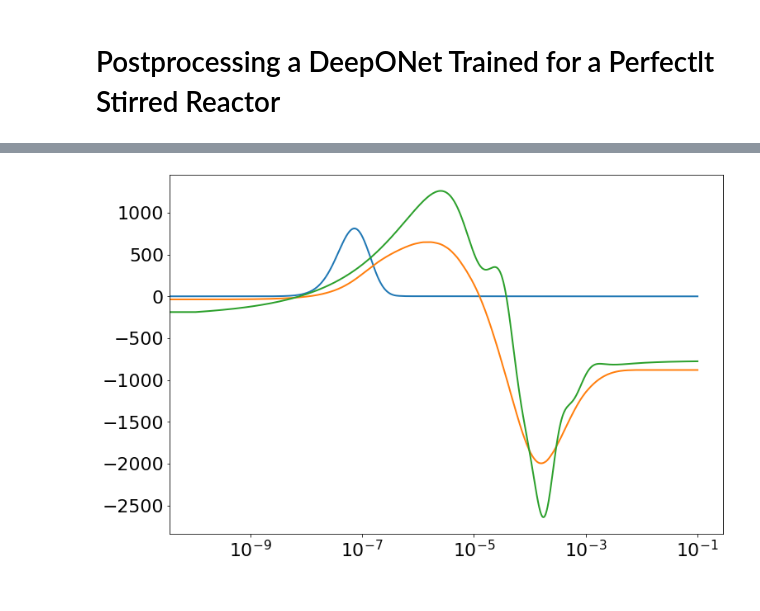
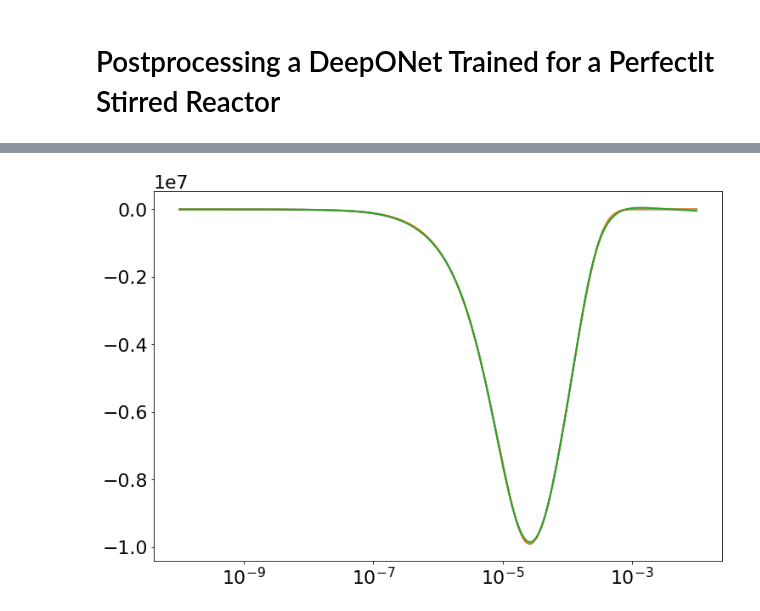
Before and after one commit to simoneventuri/ROMNet_, a Jupyter notebook: scripts/postprocessing/PSReactor/DeepONet/Predict_DeepONet.ipynb, the cells around one changed output, grey strips where cells are left out. Saved outputs shown, nothing was run; the diff lists cells and outputs as text; code cells hidden in the pictures.

```diff
--- a/scripts/postprocessing/PSReactor/DeepONet/Predict_DeepONet.ipynb
+++ b/scripts/postprocessing/PSReactor/DeepONet/Predict_DeepONet.ipynb
@@ -21,14 +21,14 @@ import romnet                             as rmnt
 
 ROMNetFldr    = WORKSPACE_PATH + '/ROMNet/romnet/'
 
-OutputDir     = WORKSPACE_PATH+'/ROMNet/Data/PSR_100Cases/'
-TestDir       = WORKSPACE_PATH+'/ROMNet/Data/PSR_100Cases_Test/'
+OutputDir     = WORKSPACE_PATH+'/ROMNet/Data/PSR_10Cases/'
+TestDir       = WORKSPACE_PATH+'/ROMNet/Data/PSR_10Cases_Test/'
 
-PathToRunFld  = WORKSPACE_PATH + '/ROMNet/PSR_100Cases/DeepONet/Deterministic/Run_1/'
+PathToRunFld  = WORKSPACE_PATH + '/ROMNet/PSR_10Cases/DeepONet/Deterministic/Run_3/'
 #PathToRunFld  = WORKSPACE_PATH + '/ROMNet/PSR_10Cases/DeepONet/MCDropOut/Run_2/'
 #PathToRunFld  = WORKSPACE_PATH + '/ROMNet/PSR_10Cases/DeepONet/BayesByBackprop/Run_1/'
 
-CasesVec      = [99]
+CasesVec      = [0]
 DirDir        = OutputDir #OutputDir #TestDir
 
 NSamples      = 2
@@ -172,7 +172,7 @@ FileName       = DirDir + '/Orig/train/ext/ResidenceTimes.csv'
 Data           = pd.read_csv(FileName, header=None)
 RestValVecTest = np.log10(Data.to_numpy())
 
-iPC = 0
+iPC = 2
 
 
 ax  = []
@@ -209,7 +209,7 @@ for iTest in CasesVec:
 
     if (InputData.ProbApproach == 'Deterministic') or (NSamples == 1):
 
-        yMat_pca = model.predict(InputDataTest[['log10(Rest)','log(t)']])
+        yMat_pca = model.predict(InputDataTest[['log10(Rest)','t']])
         yMat_pre = (yMat_pca.dot(A))
         yMat     = yMat_pre*D[:,0] + C[:,0]
 
@@ -225,7 +225,7 @@ for iTest in CasesVec:
         yMat_sqr     = np.zeros((yMatOrig.shape[0], A.shape[1]))
 
         for iSample in range(NSamples):
-            yMat_pca = model.predict(InputDataTest[['log10(Rest)','log(t)']])
+            yMat_pca = model.predict(InputDataTest[['log10(Rest)','t']])
 
             yMat_pca_sum += yMat_pca
             yMat_pca_sqr += yMat_pca**2
@@ -284,32 +284,32 @@ RestVal =  [-4.] ; y0_pca =  [ 3.59704934e+02 -1.94327434e-02  7.72808702e-04]
 # %%
-Var  = 'CH'
+Var  = 'HH'
 
 PSR  = rmnt.pinn.system.PSR(InputData)
 
 FileName       = DirDir + '/Orig/train/ext/ySource.csv.' + str(iTest+1)
 DataSource     = pd.read_csv(FileName, header=0)
 VarNames_Orig  = list(DataSource.columns)
 VarNames_Orig.remove('t')
 iS_Orig        = VarNames_Orig.index(Var)
 dy_dt_Orig     = DataSource[Var].to_numpy()/D[iS_Orig,0]
 
 
 Rest = InputDataTest[['log10(Rest)']].to_numpy()
 tVec = InputDataTest[['t']].to_numpy()
 iS   = VarNames.index(Var)
 
 dy_masked_dt_Orig = PSR.f(0., (yMattOrig-C[:,0])/D[:,0], Rest)
 dy_masked_dt      = PSR.f(0., yMat_pre,  Rest)
 
 fig = plt.figure(figsize=(12,8))
 plt.plot(tVec, dy_dt_Orig)
 plt.plot(tVec, dy_masked_dt_Orig[:,iS])
 plt.plot(tVec, dy_masked_dt[:,iS])
 plt.xscale('log')
 # plt.xlim([1.e-14,1.e-13])
 # plt.ylim([-1e9, 1e7])
 # %% [output]
-[figure, old version]
+[figure, new version]
 # %%
 PSR  = rmnt.pinn.system.PSR(InputData)
 
```
Also changed, not shown: parts of 8 cells of this notebook, 9 other files.
